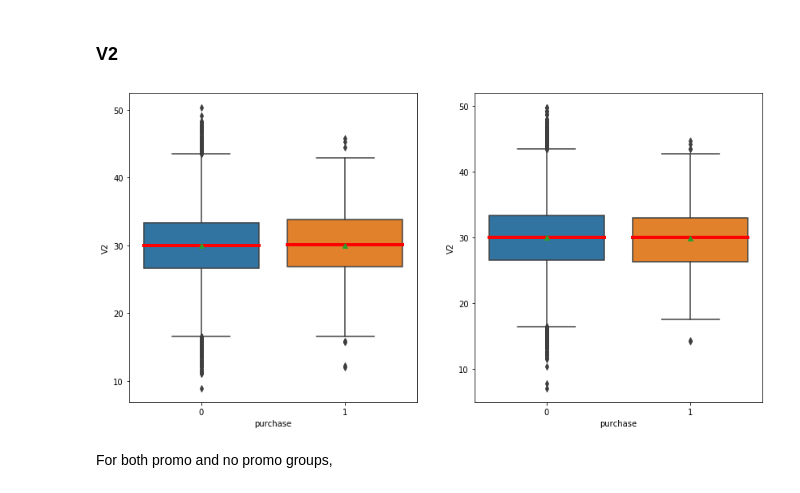
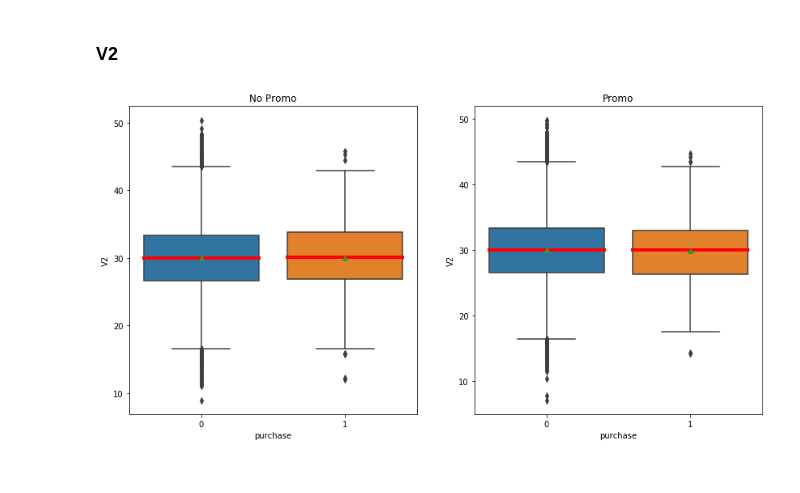
Before and after one commit to nadinezab/starbucks, a Jupyter notebook: starbucks.ipynb, the cells around one changed output. Drawn from its saved outputs; the diff is of its cells as text; code cells hidden in the pictures.

```diff
--- a/starbucks.ipynb
+++ b/starbucks.ipynb
@@ -114,13 +115,12 @@ For both promo and no-promo group, the mean for purchase is slightly lower than
 # %%
 # Plot V2
 fig, ax = plt.subplots(1,2, figsize = (14,7))
 sns.boxplot(y="V2", x="purchase", data=no_promo, ax = ax[0], showmeans=True,
             medianprops=dict(linestyle='-', linewidth=4, color='r'))
-
+ax[0].set_title('No Promo')
 sns.boxplot(y="V2", x="purchase", data=promo, ax = ax[1], showmeans=True,
             medianprops=dict(linestyle='-', linewidth=4, color='r'))
+ax[1].set_title('Promo')
 plt.show()
 # %% [output]
-[figure, old version]
+[figure, new version]
-# %% [markdown]
-For both promo and no promo groups,
```
Also changed, not shown: parts of 5 cells of this notebook.
